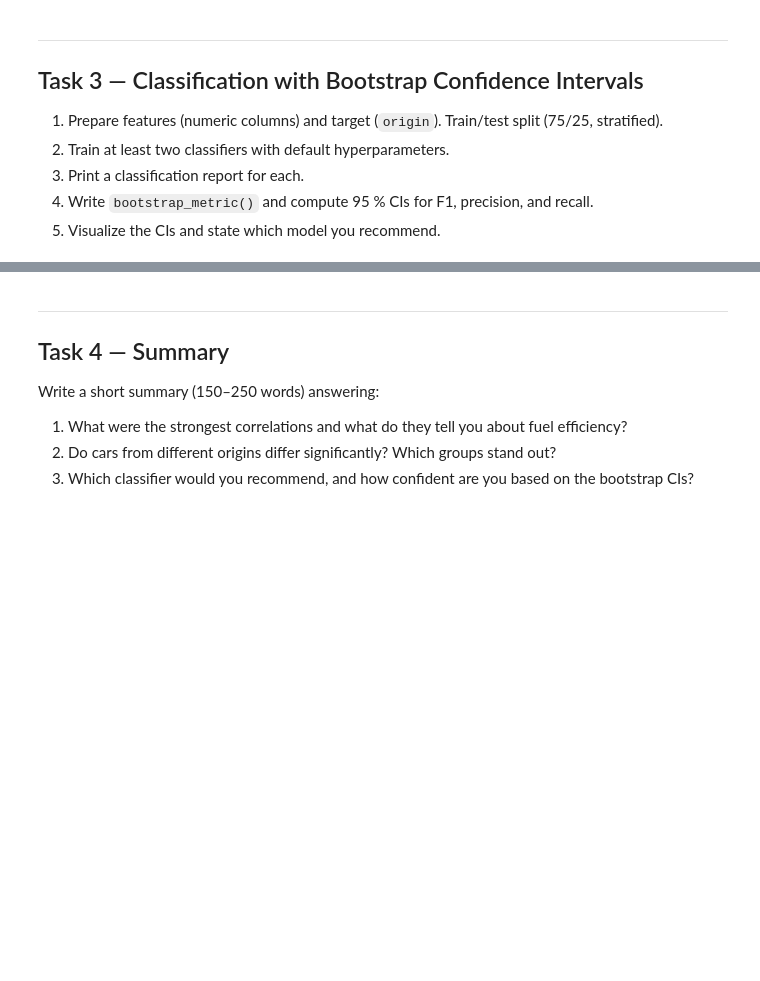
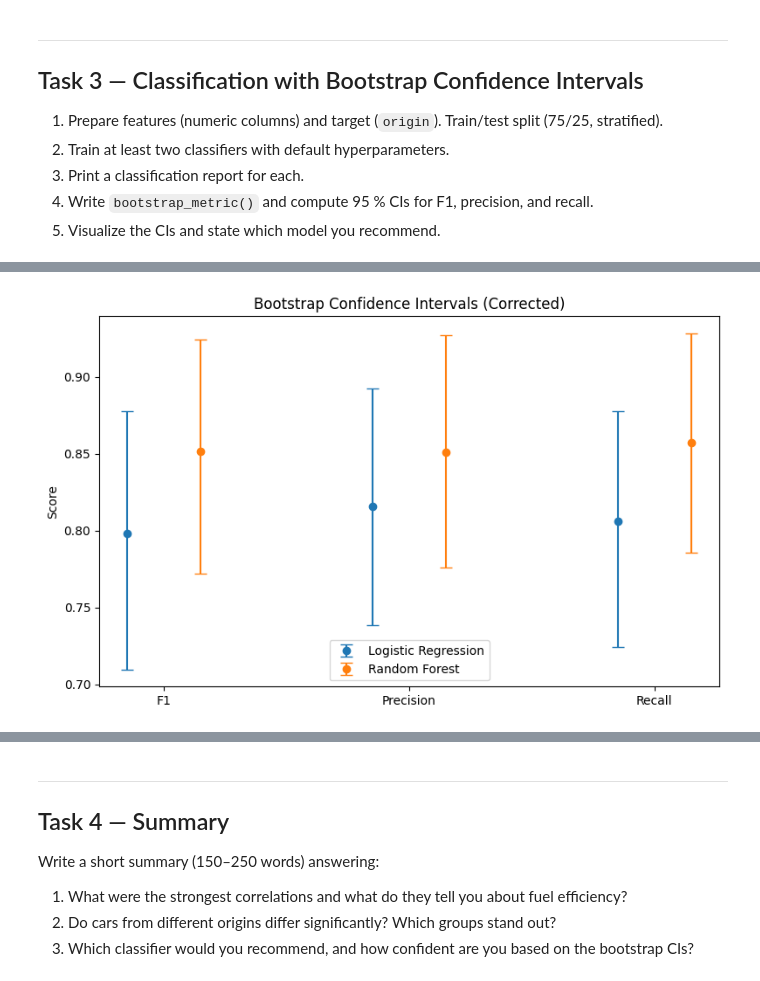
Before and after one commit to Manheim666/ironhack-ai-engineering, a Jupyter notebook: module-3/m3-13-assessment/m3-13-assessment.ipynb, the cells around one changed output, grey strips where cells are left out. Drawn from its saved outputs; the diff is of its cells as text; code cells hidden in the pictures; blank space fills up the shorter version.

```diff
--- a/module-3/m3-13-assessment/m3-13-assessment.ipynb
+++ b/module-3/m3-13-assessment/m3-13-assessment.ipynb
@@ -119,0 +360,19 @@ Your answer here…
+# %%
+from sklearn.linear_model import LogisticRegression
+from sklearn.ensemble import RandomForestClassifier
+from sklearn.preprocessing import StandardScaler
+
+scaler = StandardScaler()
+
+X_train_scaled = scaler.fit_transform(X_train)
+X_test_scaled = scaler.transform(X_test)
+
+# LOGREG
+log_reg = LogisticRegression(max_iter=5000, solver="lbfgs")
+log_reg.fit(X_train_scaled, y_train)
+log_pred = log_reg.predict(X_test_scaled)
+
+#RANDOM FOREST
+rf = RandomForestClassifier(random_state=42)
+rf.fit(X_train, y_train)
+rf_pred = rf.predict(X_test)
@@ -119,0 +474,60 @@ Your answer here…
+# %%
+# Visualize bootstrap CIs (dot-and-whisker or grouped bar chart)
+
+def get_bootstrap_results(y_true, y_pred):
+    results = {}
+
+    for name, fn in metrics.items():
+        mean, low, high, _ = bootstrap_metric(y_true, y_pred, fn)
+        results[name] = (mean, low, high)
+
+    return results
+
+
+# Compute bootstrap results
+lr = get_bootstrap_results(y_test, log_pred)
+rf = get_bootstrap_results(y_test, rf_pred)
+
+
+# Plotting
+metrics_list = ["F1", "Precision", "Recall"]
+
+fig, ax = plt.subplots(figsize=(8, 5))
+
+x = np.arange(len(metrics_list))
+offset = 0.15
+
+
+def plot_model(data, offset, label):
+    means = [data[m][0] for m in metrics_list]
+    lows = [data[m][1] for m in metrics_list]
+    highs = [data[m][2] for m in metrics_list]
+
+    yerr = [
+        np.array(means) - np.array(lows),
+        np.array(highs) - np.array(means)
+    ]
+
+    ax.errorbar(
+        x + offset,
+        means,
+        yerr=yerr,
+        fmt='o',
+        capsize=5,
+        label=label
+    )
+
+
+plot_model(lr, -offset, "Logistic Regression")
+plot_model(rf, offset, "Random Forest")
+
+ax.set_xticks(x)
+ax.set_xticklabels(metrics_list)
+ax.set_ylabel("Score")
+ax.set_title("Bootstrap Confidence Intervals (Corrected)")
+ax.legend()
+
+plt.tight_layout()
+plt.show()
+# %% [output]
+[figure, added]
```
Also changed, not shown: parts of 33 cells of this notebook.
